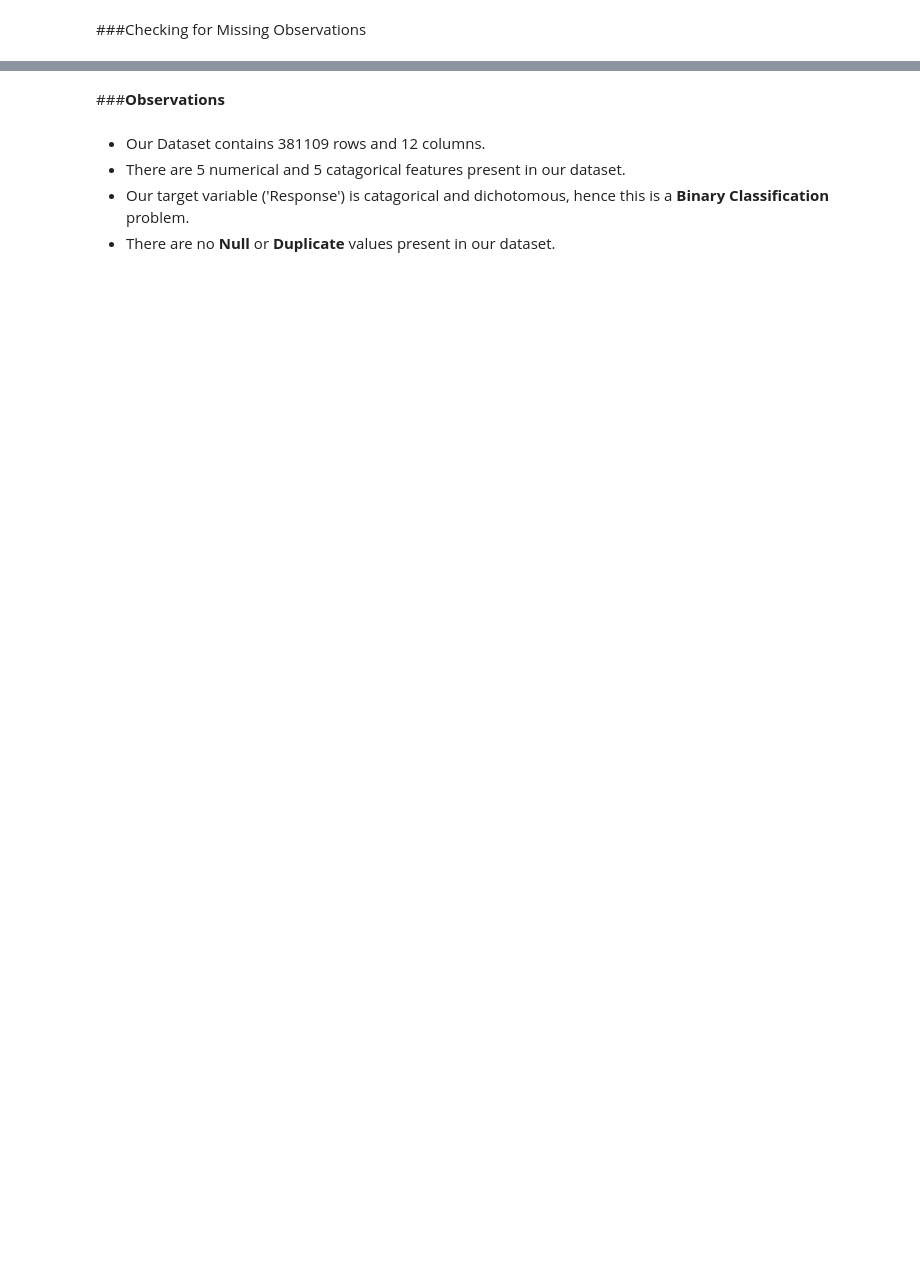
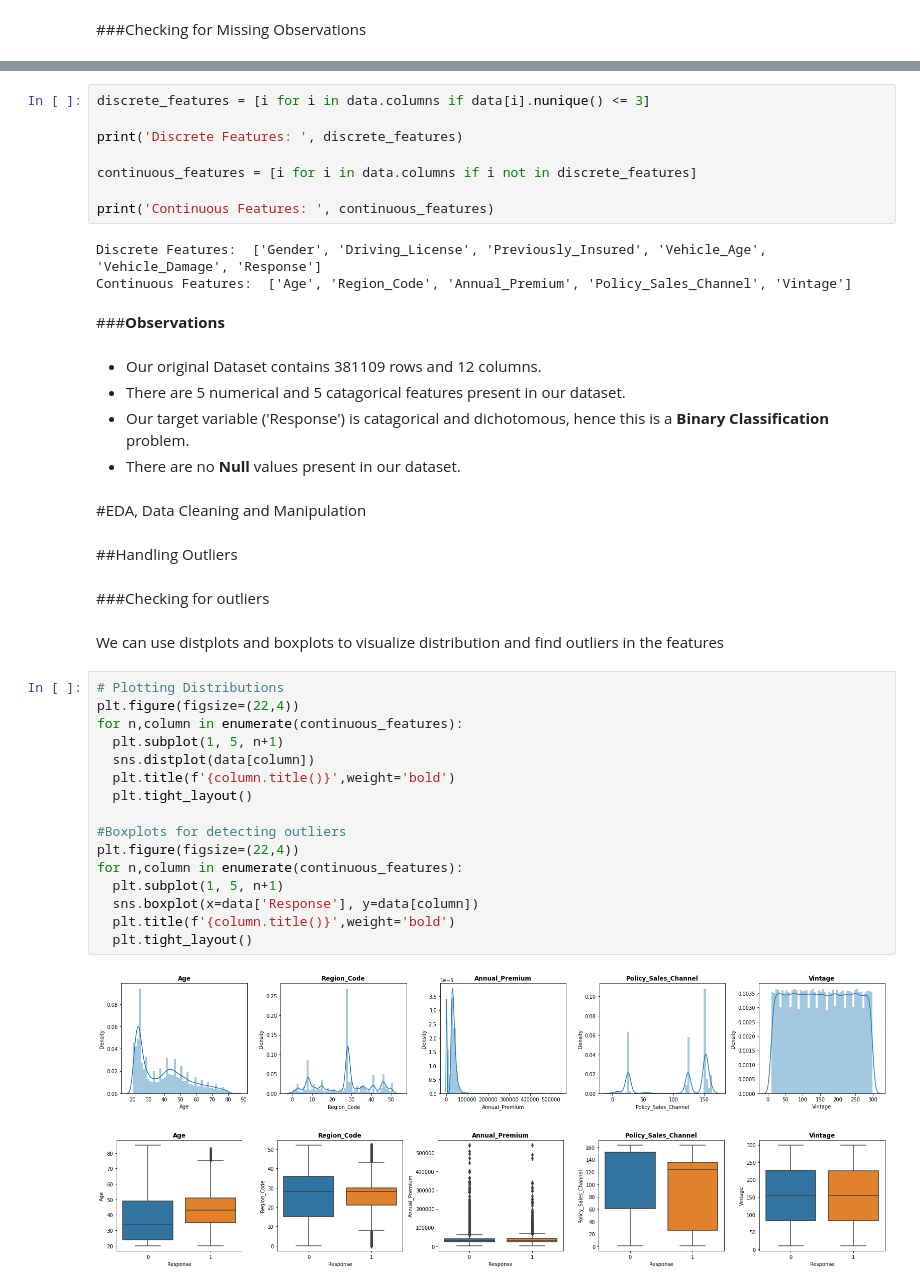
Before and after one commit to shadabsgit/ML-Classification-Capstone-Project, a Jupyter notebook: HEALTH_INSURANCE_CROSS_SELL_PREDICTION.ipynb, the cells around one changed output, grey strips where cells are left out. Drawn from its saved outputs; the diff is of its cells as text; blank space fills up the shorter version.

```diff
--- a/HEALTH_INSURANCE_CROSS_SELL_PREDICTION.ipynb
+++ b/HEALTH_INSURANCE_CROSS_SELL_PREDICTION.ipynb
@@ -183,7 +178,45 @@ Name: Response, dtype: int64
+# %%
+discrete_features = [i for i in data.columns if data[i].nunique() <= 3]
+
+print('Discrete Features: ', discrete_features)
+
+continuous_features = [i for i in data.columns if i not in discrete_features]
+
+print('Continuous Features: ', continuous_features)
+# %% [output]
+Discrete Features:  ['Gender', 'Driving_License', 'Previously_Insured', 'Vehicle_Age', 'Vehicle_Damage', 'Response']
+Continuous Features:  ['Age', 'Region_Code', 'Annual_Premium', 'Policy_Sales_Channel', 'Vintage']
 # %% [markdown]
 ###**Observations**
 # %% [markdown]
-* Our Dataset contains 381109 rows and 12 columns.
+* Our original Dataset contains 381109 rows and 12 columns.
 * There are 5 numerical and 5 catagorical features present in our dataset.
 * Our target variable ('Response') is catagorical and dichotomous, hence this is a **Binary Classification** problem.
-* There are no **Null** or **Duplicate** values present in our dataset.
+* There are no **Null** values present in our dataset.
+# %% [markdown]
+#EDA, Data Cleaning and Manipulation
+# %% [markdown]
+##Handling Outliers
+# %% [markdown]
+###Checking for outliers
+# %% [markdown]
+We can use distplots and boxplots to visualize distribution and find outliers in the features
+# %%
+# Plotting Distributions
+plt.figure(figsize=(22,4))
+for n,column in enumerate(continuous_features):
+  plt.subplot(1, 5, n+1)
+  sns.distplot(data[column])
+  plt.title(f'{column.title()}',weight='bold')
+  plt.tight_layout()
+
+#Boxplots for detecting outliers
+plt.figure(figsize=(22,4))
+for n,column in enumerate(continuous_features):
+  plt.subplot(1, 5, n+1)
+  sns.boxplot(x=data['Response'], y=data[column])
+  plt.title(f'{column.title()}',weight='bold')
+  plt.tight_layout()
+# %% [output]
+[figure, added]
+[figure, added]
```
Also changed, not shown: parts of 24 cells of this notebook.
